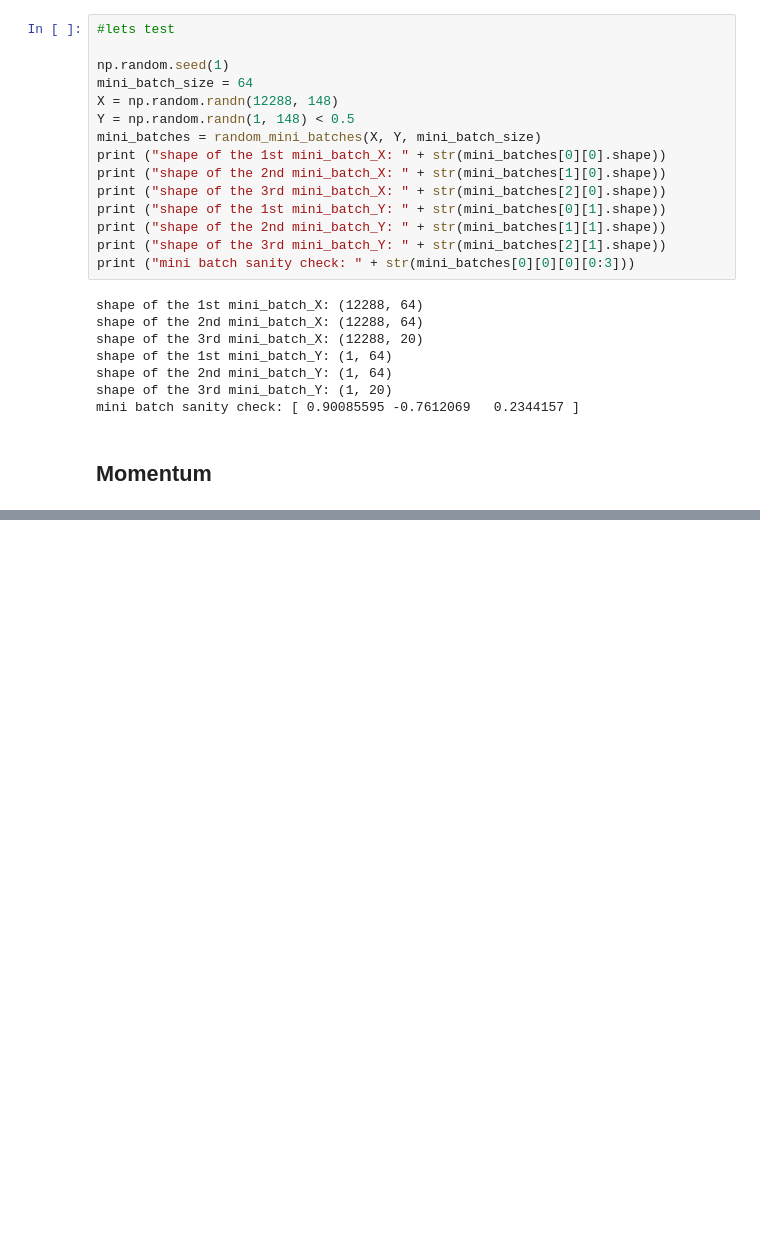
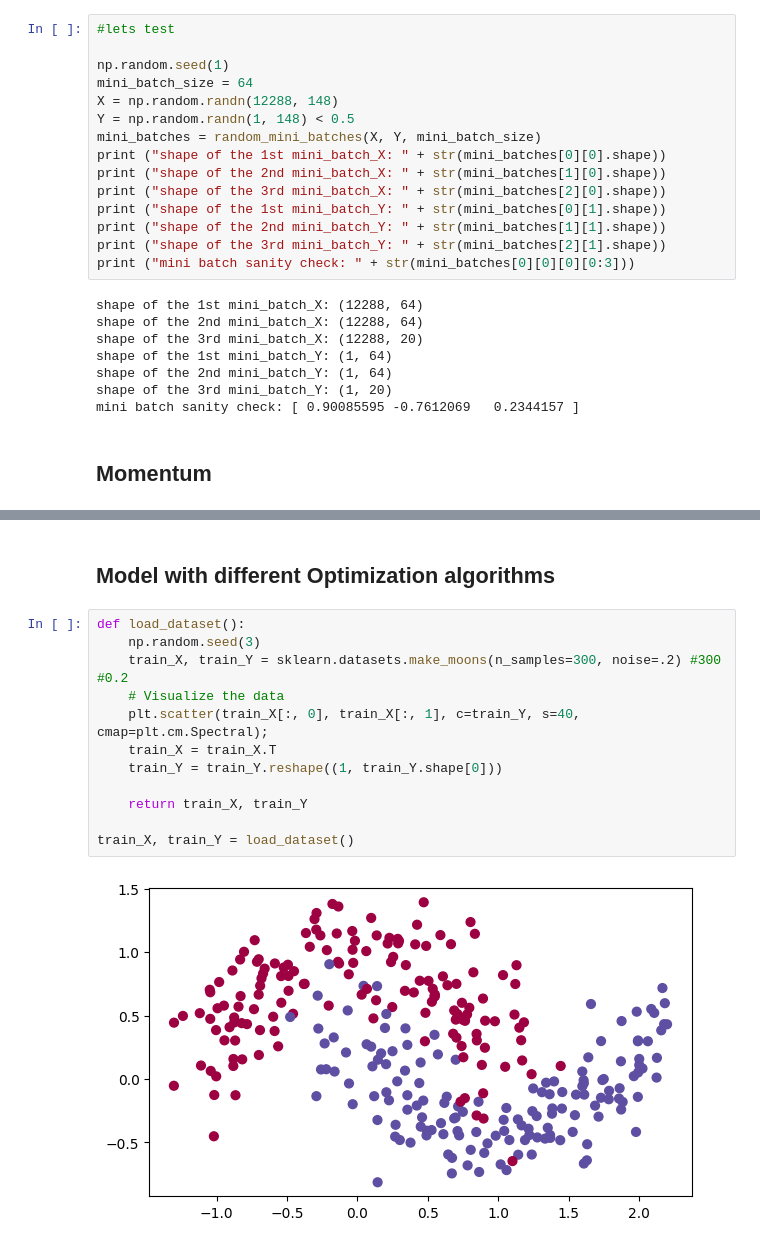
Before and after one commit to holaholu/DeepLearningSpecialization, a Jupyter notebook: Optimization.ipynb, the cells around one changed output, grey strips where cells are left out. Saved outputs shown, nothing was run; the diff lists cells and outputs as text; blank space fills up the shorter version.

```diff
--- a/Optimization.ipynb
+++ b/Optimization.ipynb
@@ -160,0 +515,16 @@ mini batch sanity check: [ 0.90085595 -0.7612069   0.2344157 ]
+# %% [markdown]
+## Model with different Optimization algorithms
+# %%
+def load_dataset():
+    np.random.seed(3)
+    train_X, train_Y = sklearn.datasets.make_moons(n_samples=300, noise=.2) #300 #0.2
+    # Visualize the data
+    plt.scatter(train_X[:, 0], train_X[:, 1], c=train_Y, s=40, cmap=plt.cm.Spectral);
+    train_X = train_X.T
+    train_Y = train_Y.reshape((1, train_Y.shape[0]))
+
+    return train_X, train_Y
+
+train_X, train_Y = load_dataset()
+# %% [output]
+[figure, added]
```
Also changed, not shown: parts of 34 cells of this notebook, 3 other files.
